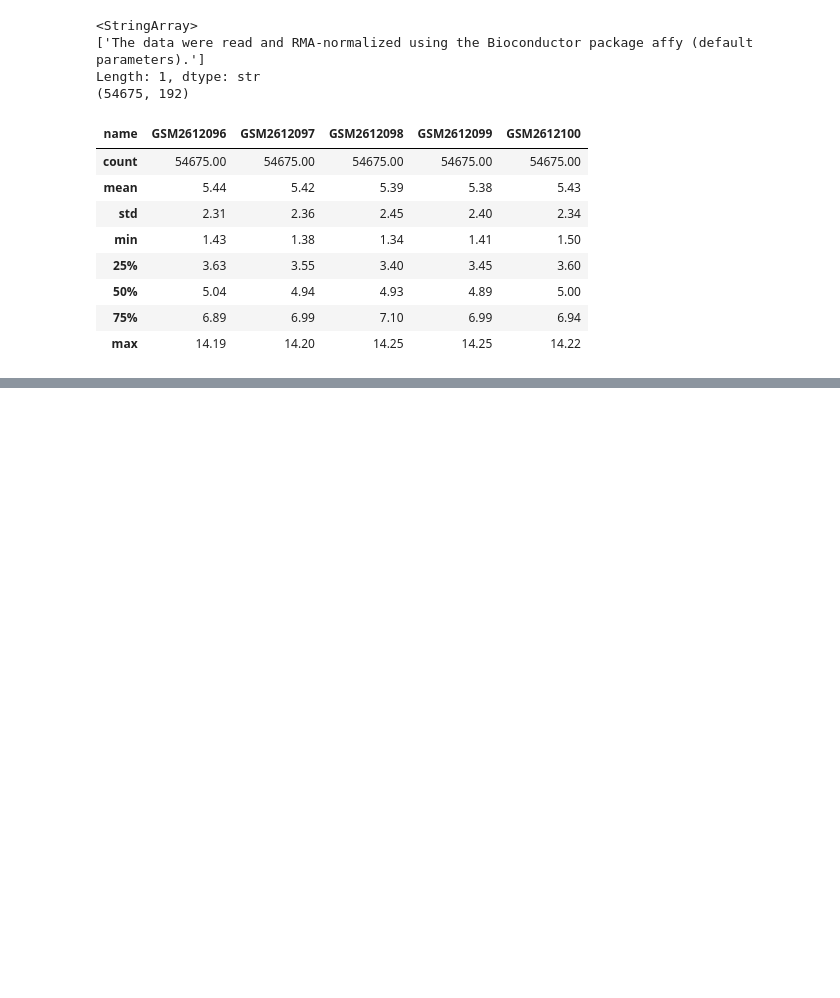
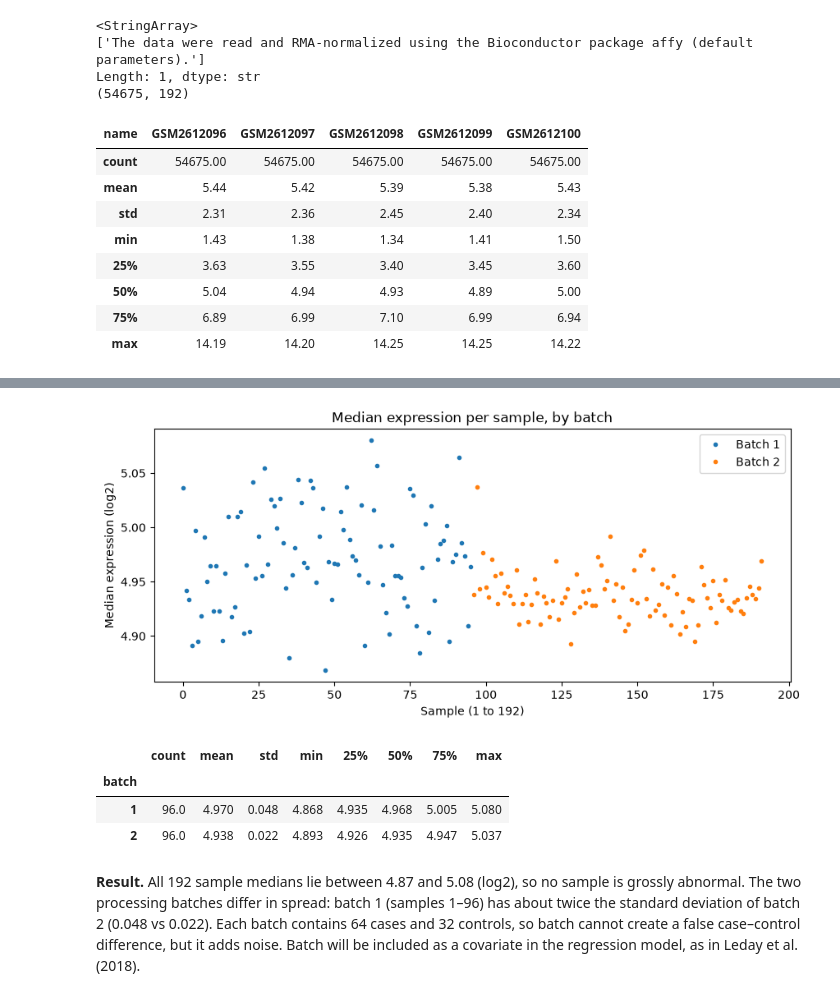
Before and after one commit to Claudialollo/inflammatory-depression-transcriptome, a Jupyter notebook: notebooks/02_gene_panel.ipynb, the cells around one changed output, grey strips where cells are left out. Cells and saved outputs as stored; diff of their text form; code cells hidden in the pictures; blank space fills up the shorter version.

```diff
--- a/notebooks/02_gene_panel.ipynb
+++ b/notebooks/02_gene_panel.ipynb
@@ -164,0 +191,24 @@ Length: 1, dtype: str
+# %%
+samples = pd.read_csv("../data/processed/GSE98793_samples.csv", index_col=0)
+samples = samples.loc[expr.columns]
+samples["median"] = sample_medians
+samples["position"] = range(len(samples))
+
+fig, ax = plt.subplots(figsize=(10, 4))
+for batch_name, batch_samples in samples.groupby("batch"):
+    ax.plot(batch_samples["position"], batch_samples["median"], "o", markersize=3, label=f"Batch {batch_name}")
+ax.set_xlabel("Sample (1 to 192)")
+ax.set_ylabel("Median expression (log2)")
+ax.set_title("Median expression per sample, by batch")
+ax.legend()
+plt.show()
+
+samples.groupby("batch")["median"].describe().round(3)
+# %% [output]
+[figure, added]
+|  | count | mean | std | min | 25% | 50% | 75% | max |
+| batch |  |  |  |  |  |  |  |  |
+| 1 | 96.0 | 4.970 | 0.048 | 4.868 | 4.935 | 4.968 | 5.005 | 5.080 |
+| 2 | 96.0 | 4.938 | 0.022 | 4.893 | 4.926 | 4.935 | 4.947 | 5.037 |
+# %% [markdown]
+**Result.** All 192 sample medians lie between 4.87 and 5.08 (log2), so no sample is grossly abnormal. The two processing batches differ in spread: batch 1 (samples 1–96) has about twice the standard deviation of batch 2 (0.048 vs 0.022). Each batch contains 64 cases and 32 controls, so batch cannot create a false case–control difference, but it adds noise. Batch will be included as a covariate in the regression model, as in Leday et al. (2018).
```
Also changed, not shown: parts of 2 cells of this notebook.
